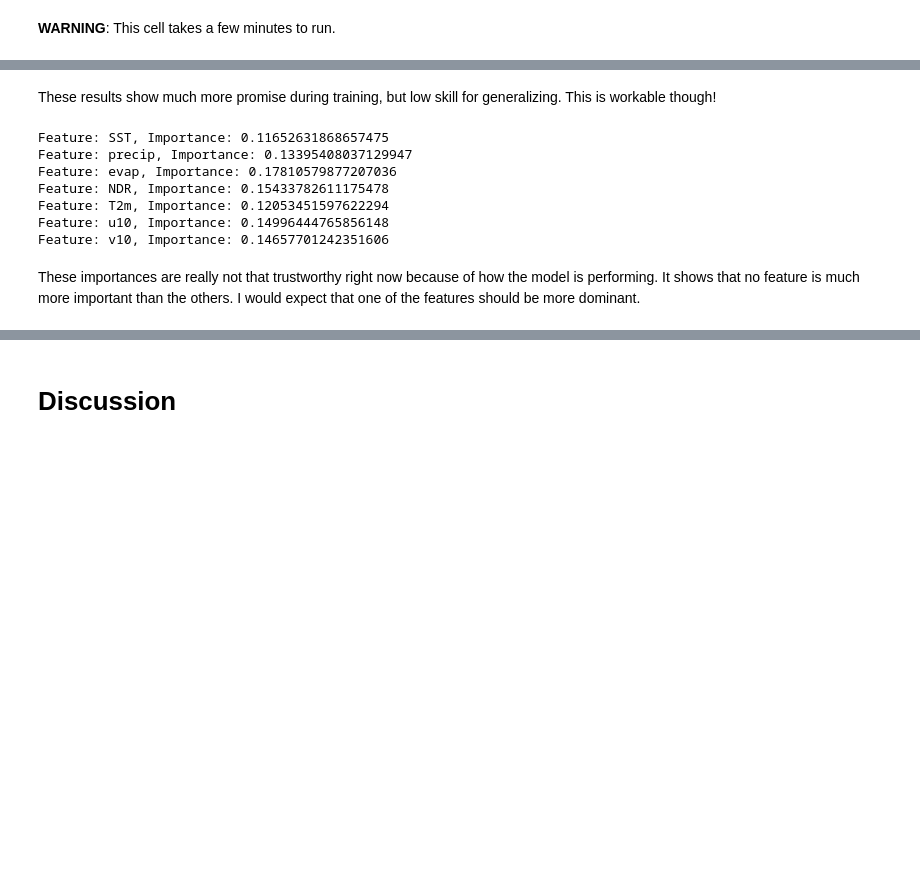
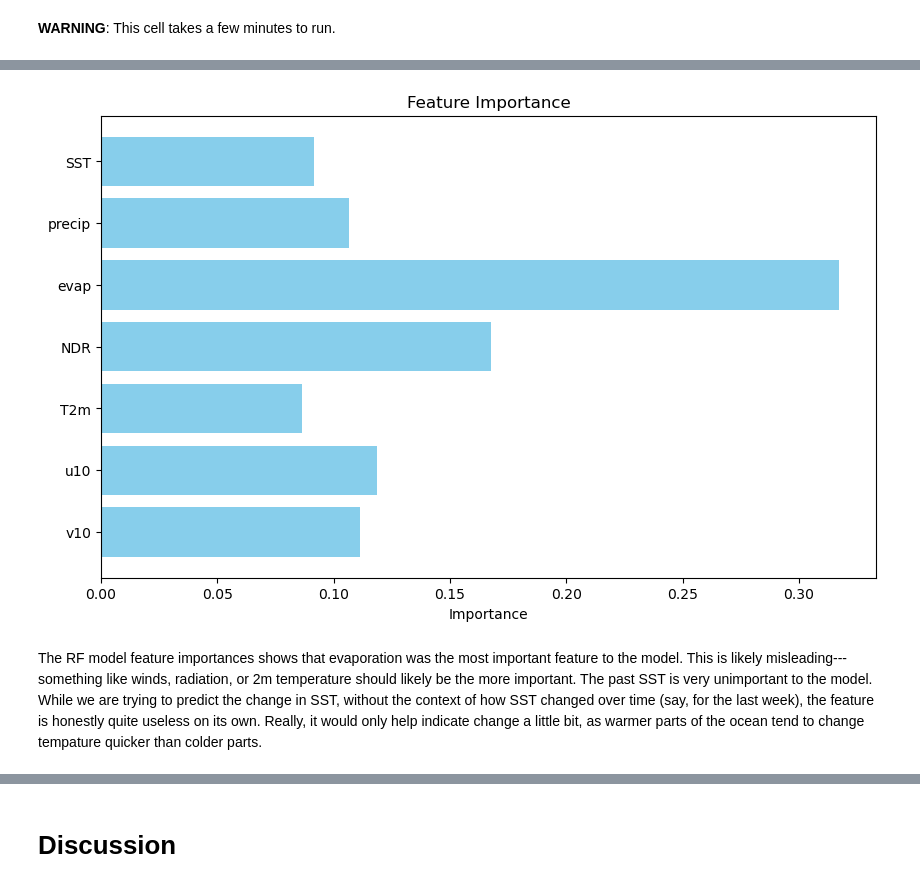
Before and after one commit to colinbeyers/GEOL558-submissions, a Jupyter notebook: module_4/module_4.ipynb, the cells around one changed output, grey strips where cells are left out. Drawn from its saved outputs; the diff is of its cells as text; code cells hidden in the pictures; blank space fills up the shorter version.

```diff
--- a/module_4/module_4.ipynb
+++ b/module_4/module_4.ipynb
@@ -457,11 +475,12 @@ Random Forests is a big step up from both the previous models.
 # %%
 # 3. Random Forest Model
-rf = RandomForestRegressor(n_estimators=100, random_state=42)
+rf = RandomForestRegressor(max_depth= 10,
+                           min_samples_leaf = 4,
+                           min_samples_split = 10,
+                           n_estimators = 200)
 
 # Train the model
 rf.fit(X_train, y_train)
-
-# 4. Predictions and Evaluation
 
 # Predictions on training data
 y_train_pred = rf.predict(X_train)
@@ -494,17 +513,14 @@ Testing MAE: 0.15704365370292883
-# %% [markdown]
-These results show much more promise during training, but low skill for generalizing. This is workable though!
-# %%
-# 5. Feature Importance (optional)
-importances = rf.feature_importances_
-for feature, importance in zip(features, importances):
-    print(f"Feature: {feature}, Importance: {importance}")
-# %% [output]
-Feature: SST, Importance: 0.11652631868657475
-Feature: precip, Importance: 0.13395408037129947
-Feature: evap, Importance: 0.17810579877207036
-Feature: NDR, Importance: 0.15433782611175478
-Feature: T2m, Importance: 0.12053451597622294
-Feature: u10, Importance: 0.14996444765856148
-Feature: v10, Importance: 0.14657701242351606
-# %% [markdown]
-These importances are really not that trustworthy right now because of how the model is performing. It shows that no feature is much more important than the others. I would expect that one of the features should be more dominant.
+# %%
+importances = rf.feature_importances_
+# Assuming `features` is a list of feature names and `importances` contains the feature importances
+# Plotting the feature importances
+pyp.figure(figsize=(10, 6))
+pyp.barh(features, importances, color='skyblue')
+pyp.xlabel('Importance')
+pyp.title('Feature Importance')
+pyp.gca().invert_yaxis()  # Optional: Inverts the y-axis to have the highest importance at the top
+pyp.show()
+# %% [output]
+[figure, added]
+# %% [markdown]
+The RF model feature importances shows that evaporation was the most important feature to the model. This is likely misleading---something like winds, radiation, or 2m temperature should likely be the more important. The past SST is very unimportant to the model. While we are trying to predict the change in SST, without the context of how SST changed over time (say, for the last week), the feature is honestly quite useless on its own. Really, it would only help indicate change a little bit, as warmer parts of the ocean tend to change tempature quicker than colder parts.
```
Also changed, not shown: parts of 47 cells of this notebook.
